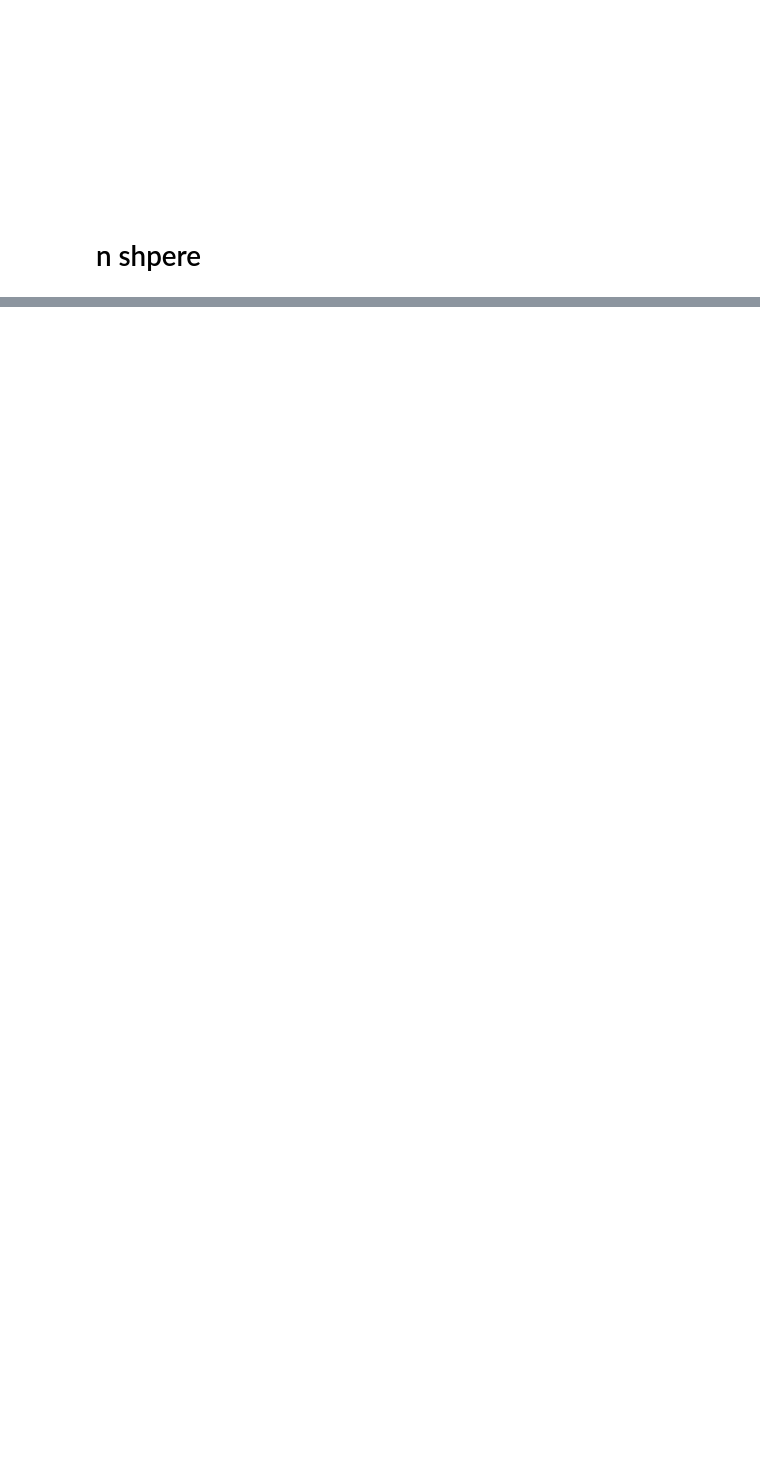
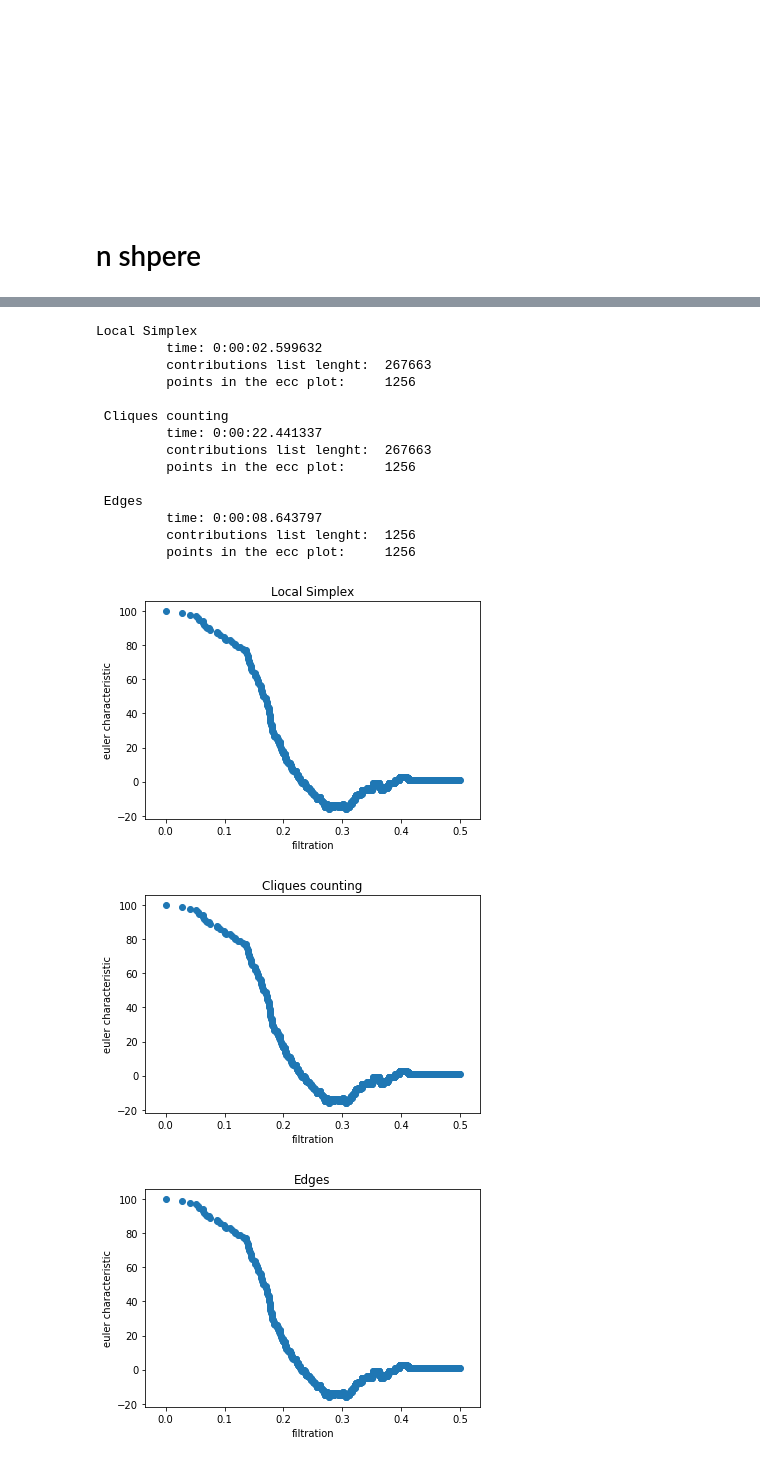
Before and after one commit to dgurnari/ECC, a Jupyter notebook: tests.ipynb, the cells around one changed output, grey strips where cells are left out. Drawn from its saved outputs; the diff is of its cells as text; code cells hidden in the pictures; blank space fills up the shorter version.

```diff
--- a/tests.ipynb
+++ b/tests.ipynb
@@ -307,0 +319,20 @@ AssertionError:
+# %%
+compare_methods(point_cloud, 0.5, draw_lines=False)
+# %% [output]
+Local Simplex
+         time: 0:00:02.599632
+         contributions list lenght:  267663
+         points in the ecc plot:     1256
+
+ Cliques counting
+         time: 0:00:22.441337
+         contributions list lenght:  267663
+         points in the ecc plot:     1256
+
+ Edges
+         time: 0:00:08.643797
+         contributions list lenght:  1256
+         points in the ecc plot:     1256
+[figure, added]
+[figure, added]
+[figure, added]
```
Also changed, not shown: parts of 17 cells of this notebook.
